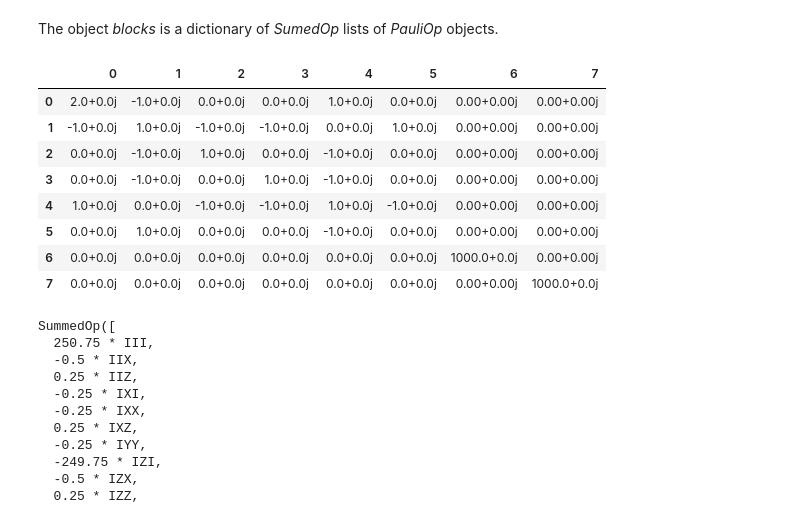
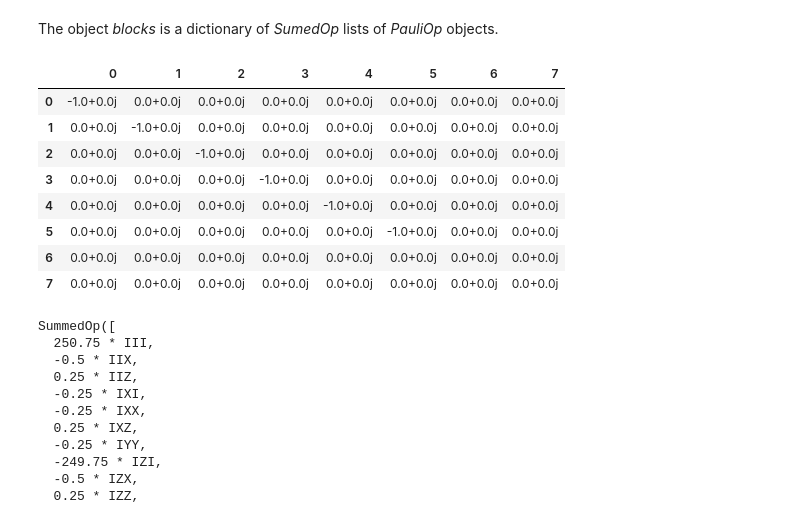
Before and after one commit to immoth/Hubbard_summetries, a Jupyter notebook: VQE.ipynb, the cells around one changed output. Cells and saved outputs as stored; diff of their text form; code cells hidden in the pictures.

```diff
--- a/VQE.ipynb
+++ b/VQE.ipynb
@@ -32,7 +55,7 @@ from qiskit.opflow import (I, X, Y, Z)
 from qiskit.opflow.primitive_ops import MatrixOp
 
 # Function to add elements to a block so that it fits onto qubits
-def complete(b11):
+def complete_diagonal(b11):
     size = 2**np.ceil(np.log2(len(b11)))
     for v in b11:
         while len(v) < size:
@@ -43,6 +66,17 @@ def complete(b11):
         vnew[i] = 1000
         b11.append(vnew)
     return b11
+
+def complete_off_diagonal(b11):
+    size = 2**np.ceil(np.log2(len(b11)))
+    for v in b11:
+        while len(v) < size:
+            v.append(0.0)
+    while len(b11) < size:
+        i = len(b11)
+        vnew = [0.0 for i in range(0,8)]
+        b11.append(vnew)
+    return b11
 # %%
 import math
 N = 4
@@ -54,7 +88,10 @@ for bi in range(bL):
     for bj in range(bi,bL):
         bij = [[H[i + bL*bi][j + bL*bj] for j in range(0,bL)] for i in range(0,bL)]
         if np.amax(np.abs(bij)) > 10**(-5):
-            bij = complete(bij)
+            if bi == bj:
+                bij = complete_diagonal(bij)
+            else:
+                bij = complete_off_diagonal(bij)
             bij_pauli = MatrixOp(bij).to_pauli_op()
             blocks[str(bi) + ',' + str(bj)] = bij_pauli
 # %% [markdown]
@@ -62,17 +99,17 @@ The object *blocks* is a dictionary of *SumedOp* lists of *PauliOp* objects.
 # %%
 import pandas as pd
 
-pd.DataFrame(blocks['0,0'].to_matrix())
+pd.DataFrame(blocks['3,4'].to_matrix())
 # %% [output]
 |  | 0 | 1 | 2 | 3 | 4 | 5 | 6 | 7 |
-| 0 | 2.0+0.0j | -1.0+0.0j | 0.0+0.0j | 0.0+0.0j | 1.0+0.0j | 0.0+0.0j | 0.00+0.00j | 0.00+0.00j |
-| 1 | -1.0+0.0j | 1.0+0.0j | -1.0+0.0j | -1.0+0.0j | 0.0+0.0j | 1.0+0.0j | 0.00+0.00j | 0.00+0.00j |
-| 2 | 0.0+0.0j | -1.0+0.0j | 1.0+0.0j | 0.0+0.0j | -1.0+0.0j | 0.0+0.0j | 0.00+0.00j | 0.00+0.00j |
-| 3 | 0.0+0.0j | -1.0+0.0j | 0.0+0.0j | 1.0+0.0j | -1.0+0.0j | 0.0+0.0j | 0.00+0.00j | 0.00+0.00j |
-| 4 | 1.0+0.0j | 0.0+0.0j | -1.0+0.0j | -1.0+0.0j | 1.0+0.0j | -1.0+0.0j | 0.00+0.00j | 0.00+0.00j |
-| 5 | 0.0+0.0j | 1.0+0.0j | 0.0+0.0j | 0.0+0.0j | -1.0+0.0j | 0.0+0.0j | 0.00+0.00j | 0.00+0.00j |
-| 6 | 0.0+0.0j | 0.0+0.0j | 0.0+0.0j | 0.0+0.0j | 0.0+0.0j | 0.0+0.0j | 1000.0+0.0j | 0.00+0.00j |
-| 7 | 0.0+0.0j | 0.0+0.0j | 0.0+0.0j | 0.0+0.0j | 0.0+0.0j | 0.0+0.0j | 0.00+0.00j | 1000.0+0.0j |
+| 0 | -1.0+0.0j | 0.0+0.0j | 0.0+0.0j | 0.0+0.0j | 0.0+0.0j | 0.0+0.0j | 0.0+0.0j | 0.0+0.0j |
+| 1 | 0.0+0.0j | -1.0+0.0j | 0.0+0.0j | 0.0+0.0j | 0.0+0.0j | 0.0+0.0j | 0.0+0.0j | 0.0+0.0j |
+| 2 | 0.0+0.0j | 0.0+0.0j | -1.0+0.0j | 0.0+0.0j | 0.0+0.0j | 0.0+0.0j | 0.0+0.0j | 0.0+0.0j |
+| 3 | 0.0+0.0j | 0.0+0.0j | 0.0+0.0j | -1.0+0.0j | 0.0+0.0j | 0.0+0.0j | 0.0+0.0j | 0.0+0.0j |
+| 4 | 0.0+0.0j | 0.0+0.0j | 0.0+0.0j | 0.0+0.0j | -1.0+0.0j | 0.0+0.0j | 0.0+0.0j | 0.0+0.0j |
+| 5 | 0.0+0.0j | 0.0+0.0j | 0.0+0.0j | 0.0+0.0j | 0.0+0.0j | -1.0+0.0j | 0.0+0.0j | 0.0+0.0j |
+| 6 | 0.0+0.0j | 0.0+0.0j | 0.0+0.0j | 0.0+0.0j | 0.0+0.0j | 0.0+0.0j | 0.0+0.0j | 0.0+0.0j |
+| 7 | 0.0+0.0j | 0.0+0.0j | 0.0+0.0j | 0.0+0.0j | 0.0+0.0j | 0.0+0.0j | 0.0+0.0j | 0.0+0.0j |
 # %%
 print(blocks['0,0'])
 # %% [output]
```
Also changed, not shown: parts of 7 cells of this notebook, 2 other files.
